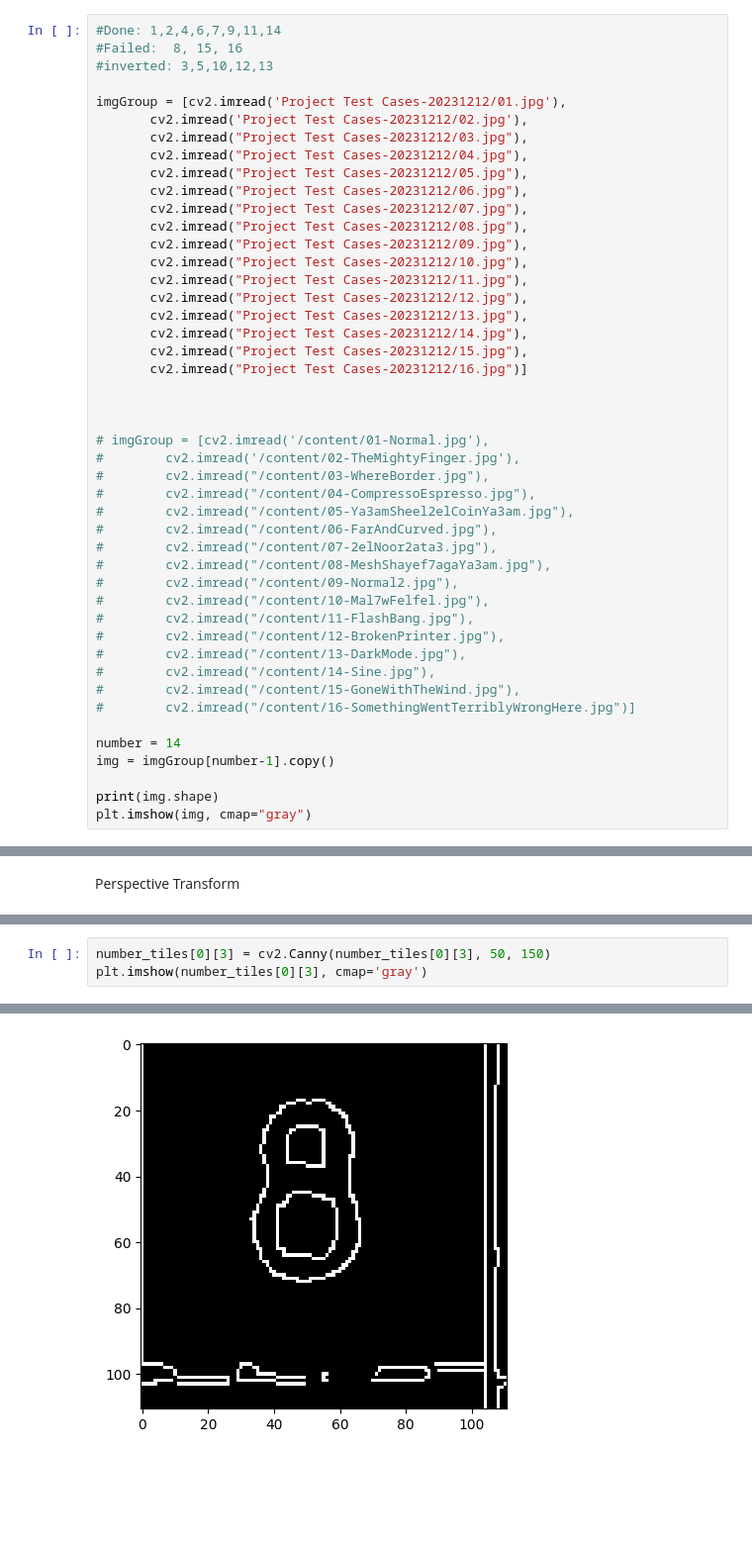
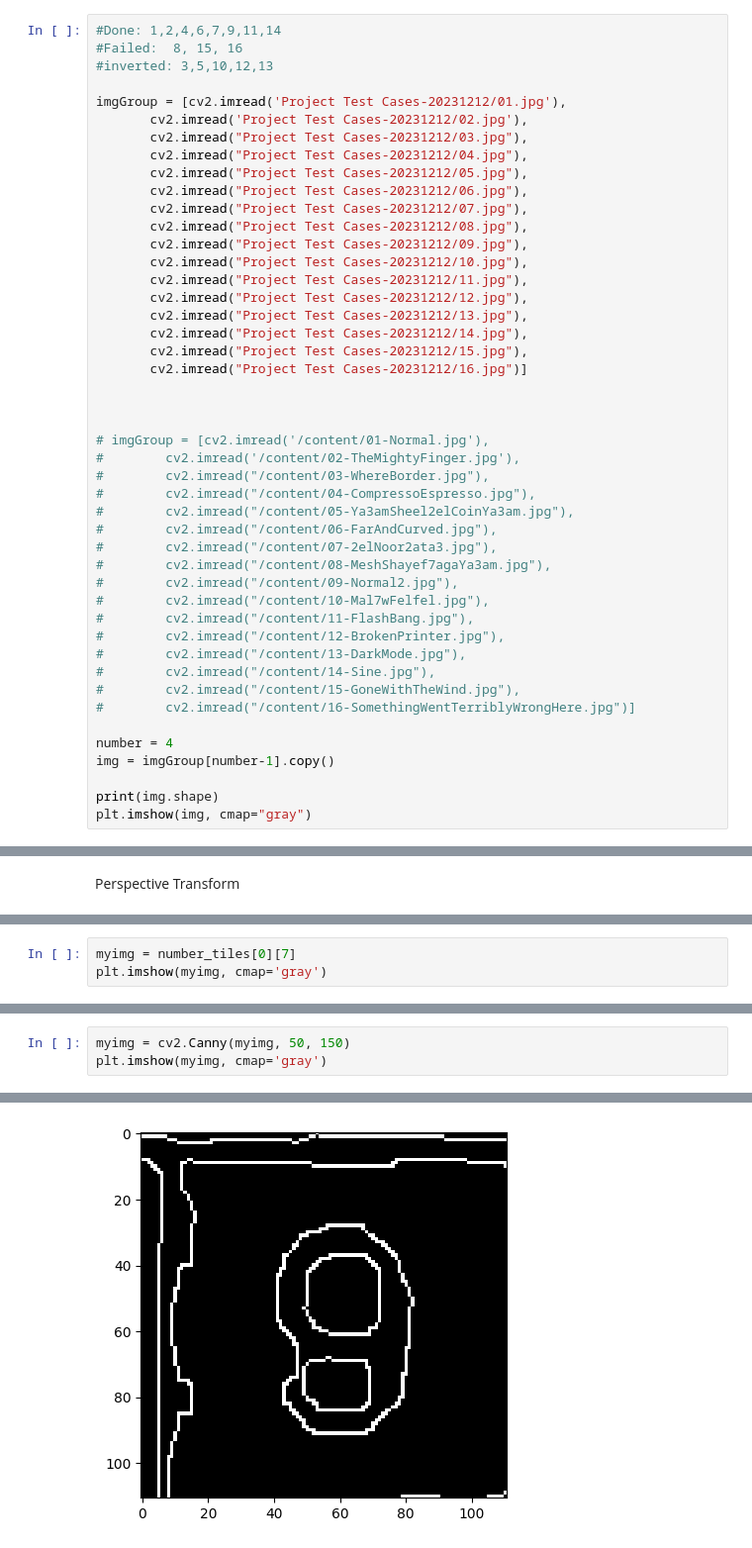
Before and after one commit to youssef-mohamed1809/Sudoku-Image-Processing, a Jupyter notebook: Project_CV_Final.ipynb, the cells around one changed output, grey strips where cells are left out. Shown at 99% size. Drawn from its saved outputs; the diff is of its cells as text; blank space fills up the shorter version.

```diff
--- a/Project_CV_Final.ipynb
+++ b/Project_CV_Final.ipynb
@@ -50,7 +50,7 @@ imgGroup = [cv2.imread('Project Test Cases-20231212/01.jpg'),
 #        cv2.imread("/content/15-GoneWithTheWind.jpg"),
 #        cv2.imread("/content/16-SomethingWentTerriblyWrongHere.jpg")]
 
-number = 14
+number = 4
 img = imgGroup[number-1].copy()
 
 print(img.shape)
@@ -450,0 +446,3 @@ plt.imshow(number_tiles[1][6], cmap='gray')
+# %%
+myimg = number_tiles[0][7]
+plt.imshow(myimg, cmap='gray')
@@ -451,9 +452,9 @@ plt.imshow(number_tiles[1][6], cmap='gray')
 # %%
-number_tiles[0][3] = cv2.Canny(number_tiles[0][3], 50, 150)
-plt.imshow(number_tiles[0][3], cmap='gray')
+myimg = cv2.Canny(myimg, 50, 150)
+plt.imshow(myimg, cmap='gray')
 # %% [output]
 <matplotlib.image.AxesImage at 0x...>
-[figure, old version]
+[figure, new version]
 # %%
 max = -1
 x = -1
```
Also changed, not shown: parts of 19 cells of this notebook, 11 other files.
